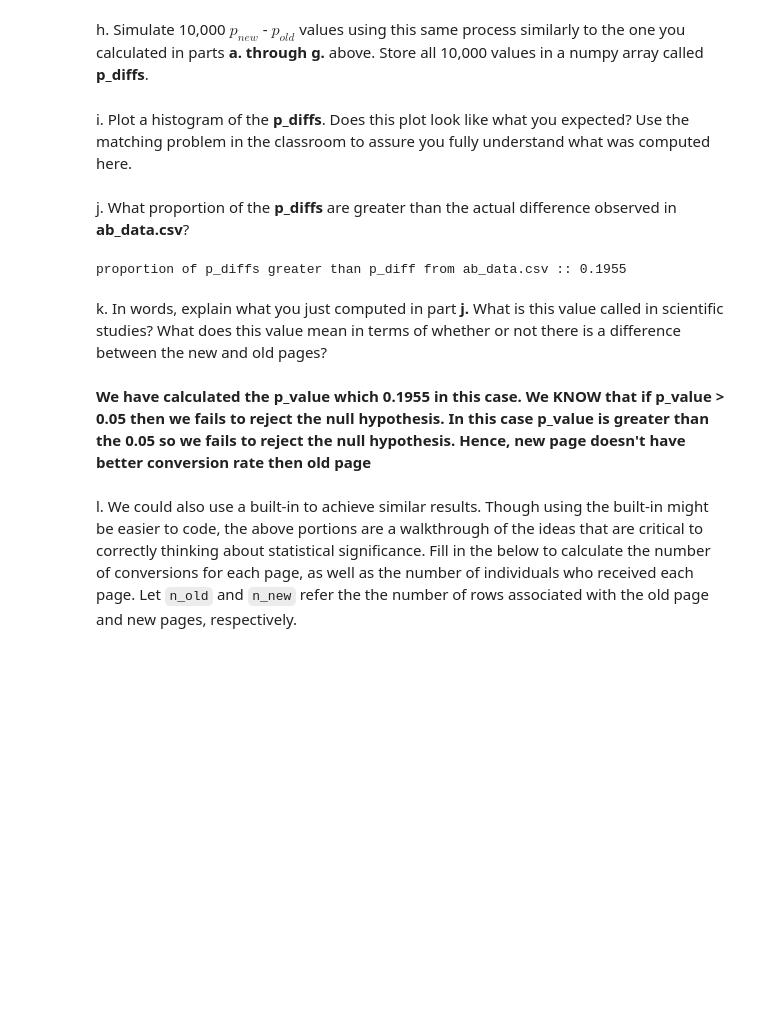
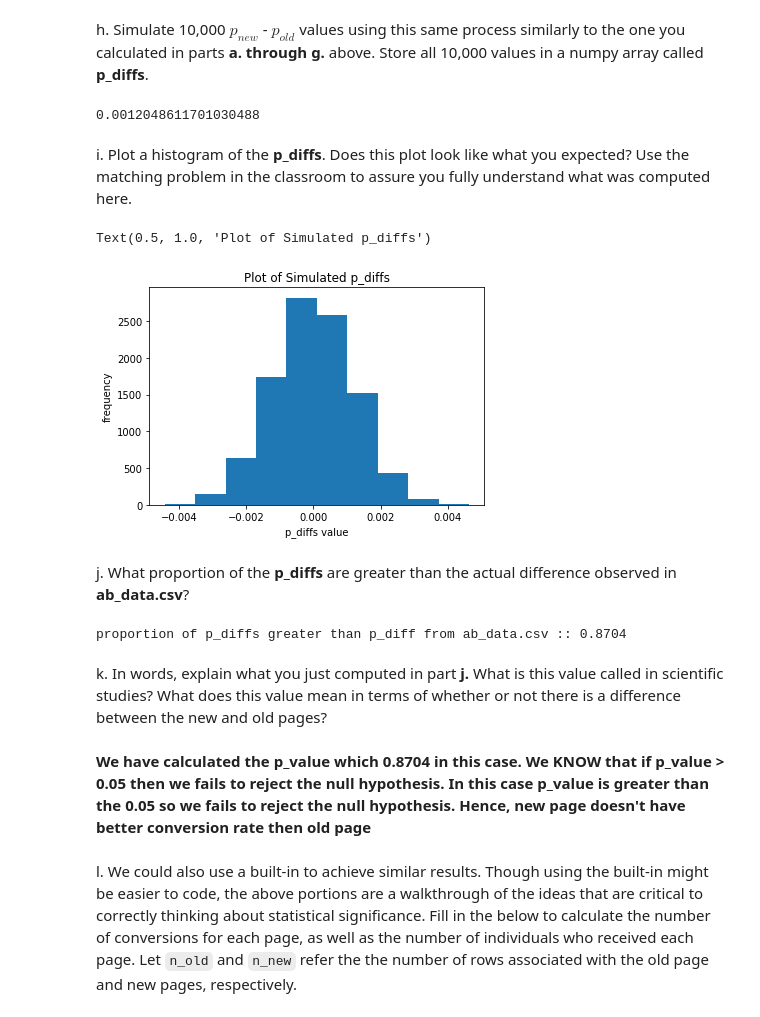
Before and after one commit to ashwanisng/Analyze-A-B-Test-Results, a Jupyter notebook: Analyze_ab_test_results_notebook.ipynb, the cells around one changed output. Cells and saved outputs as stored; diff of their text form; code cells hidden in the pictures; blank space fills up the shorter version.

Commit message:
part 2 completed and values updated

```diff
--- a/Analyze_ab_test_results_notebook.ipynb
+++ b/Analyze_ab_test_results_notebook.ipynb
@@ -244,23 +244,33 @@ for i in range(10000):
     p_diffrence = (new_page_converted/n_new - old_page_converted/n_old)
 
     p_diffs.append(p_diffrence)
+# %%
+# create distribution under the null hypothesis
+p_diffs = np.array(p_diffs)
+null_vals = np.random.normal(0, p_diffs.std(), p_diffs.size)
+p_diffs.std()
+# %% [output]
+0.0012048611701030488
 # %% [markdown]
 i. Plot a histogram of the **p_diffs**.  Does this plot look like what you expected?  Use the matching problem in the classroom to assure you fully understand what was computed here.
 # %%
-# plt.hist(p_diffs)
-# plt.xlabel("p_diffs value")
-# plt.ylabel("frequency")
-# plt.title("Plot of Simulated p_diffs")
+plt.hist(p_diffs)
+plt.xlabel("p_diffs value")
+plt.ylabel("frequency")
+plt.title("Plot of Simulated p_diffs")
+# %% [output]
+Text(0.5, 1.0, 'Plot of Simulated p_diffs')
+[figure, added]
 # %% [markdown]
 j. What proportion of the **p_diffs** are greater than the actual difference observed in **ab_data.csv**?
 # %%
 print("proportion of p_diffs greater than p_diff from ab_data.csv ::",(p_diffs> p_diff).mean())
 # %% [output]
-proportion of p_diffs greater than p_diff from ab_data.csv :: 0.1955
+proportion of p_diffs greater than p_diff from ab_data.csv :: 0.8704
 # %% [markdown]
 k. In words, explain what you just computed in part **j.**  What is this value called in scientific studies?  What does this value mean in terms of whether or not there is a difference between the new and old pages?
 # %% [markdown]
-**We have calculated the p_value which 0.1955 in this case. We KNOW that if p_value > 0.05 then we fails to reject the null hypothesis.
+**We have calculated the p_value which 0.8704 in this case. We KNOW that if p_value > 0.05 then we fails to reject the null hypothesis.
 In this case p_value is greater than the 0.05 so we fails to reject the null hypothesis.
 Hence, new page doesn't have better conversion rate then old page**
 # %% [markdown]
```
Also changed, not shown: parts of 7 cells of this notebook.
